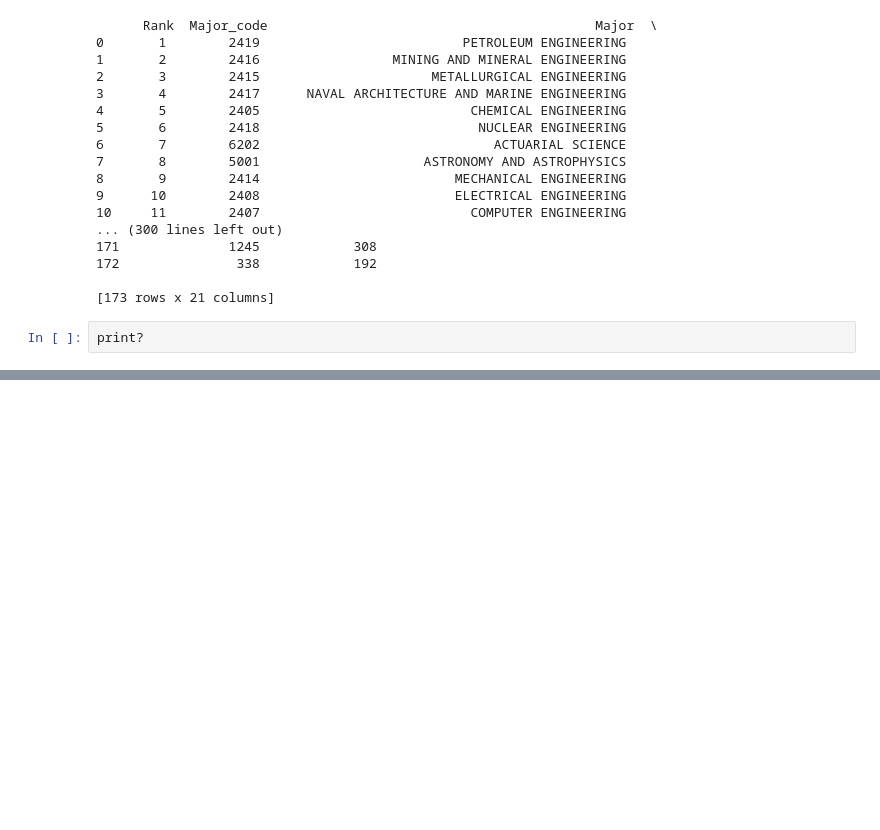
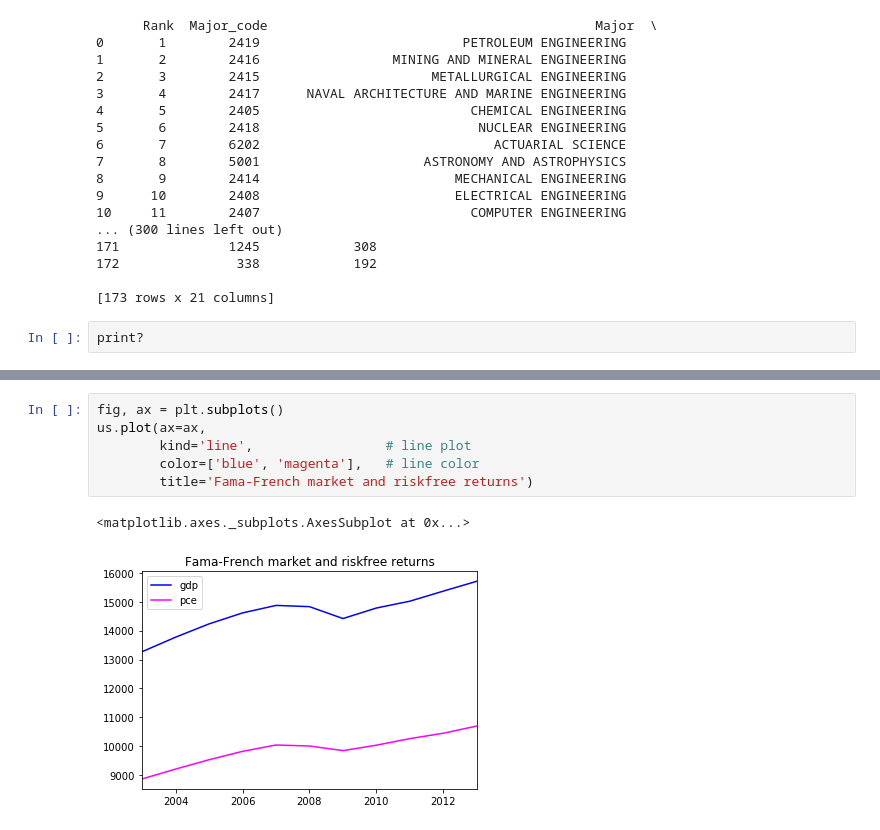
Before and after one commit to missyalienn/nyuDataBootcamp, a Jupyter notebook: bootcamp_sandbox.ipynb, the cells around one changed output, grey strips where cells are left out. Cells and saved outputs as stored; diff of their text form; blank space fills up the shorter version.

Commit message:
added fama french returns to sandbox

```diff
--- a/bootcamp_sandbox.ipynb
+++ b/bootcamp_sandbox.ipynb
@@ -72,0 +105,9 @@ Date
+# %%
+fig, ax = plt.subplots()
+us.plot(ax=ax,
+        kind='line',                 # line plot
+        color=['blue', 'magenta'],   # line color
+        title='Fama-French market and riskfree returns')
+# %% [output]
+<matplotlib.axes._subplots.AxesSubplot at 0x...>
+[figure, added]
```
Also changed, not shown: parts of 5 cells of this notebook.
